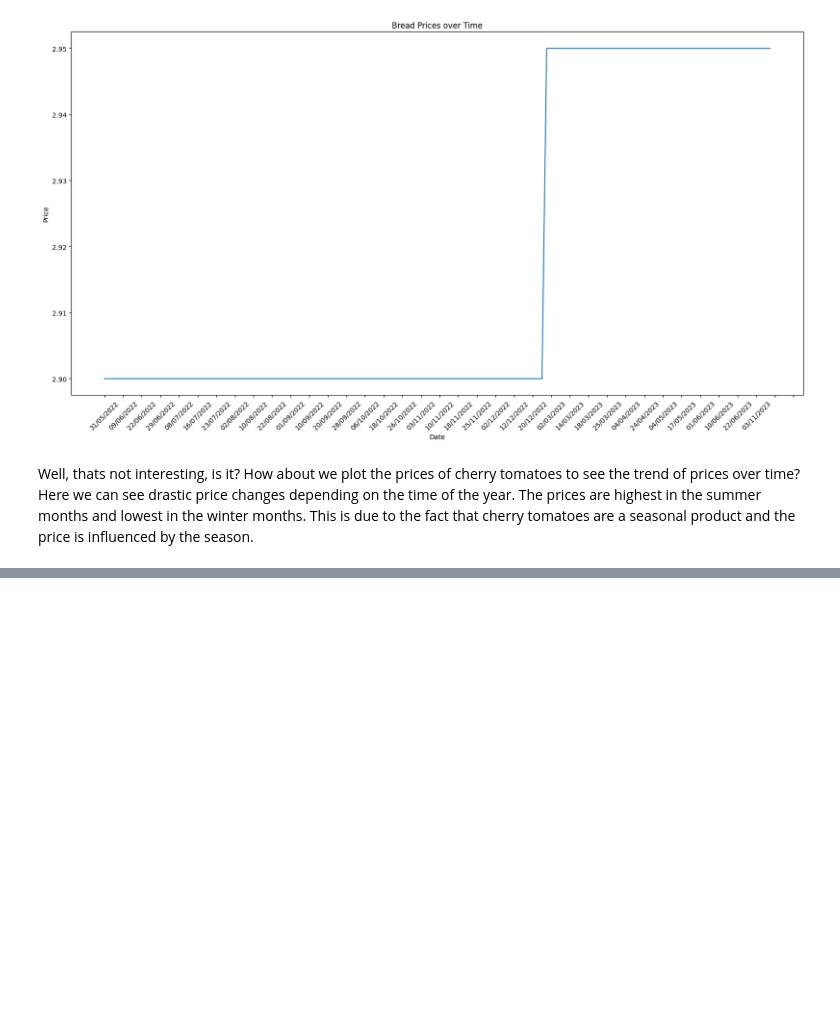
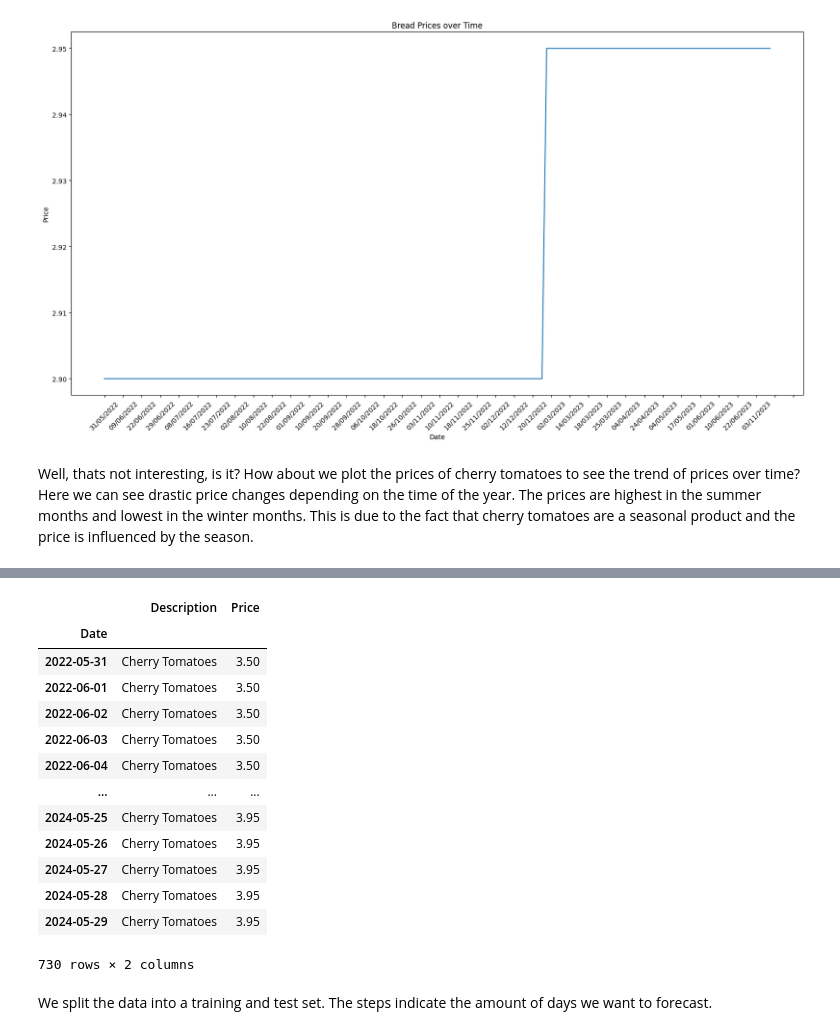
Before and after one commit to tharrmeehan/Swiss-Grocery-Prices, a Jupyter notebook: notebook.ipynb, the cells around one changed output, grey strips where cells are left out. Cells and saved outputs as stored; diff of their text form; code cells hidden in the pictures; blank space fills up the shorter version.

```diff
--- a/notebook.ipynb
+++ b/notebook.ipynb
@@ -209,0 +241,19 @@ plt.show()
+# %%
+cherry_tomatoes
+# %% [output]
+|  | Description | Price |
+| Date |  |  |
+| 2022-05-31 | Cherry Tomatoes | 3.50 |
+| 2022-06-01 | Cherry Tomatoes | 3.50 |
+| 2022-06-02 | Cherry Tomatoes | 3.50 |
+| 2022-06-03 | Cherry Tomatoes | 3.50 |
+| 2022-06-04 | Cherry Tomatoes | 3.50 |
+| ... | ... | ... |
+| 2024-05-25 | Cherry Tomatoes | 3.95 |
+| 2024-05-26 | Cherry Tomatoes | 3.95 |
+| 2024-05-27 | Cherry Tomatoes | 3.95 |
+| 2024-05-28 | Cherry Tomatoes | 3.95 |
+| 2024-05-29 | Cherry Tomatoes | 3.95 |
+730 rows × 2 columns
+# %% [markdown]
+We split the data into a training and test set. The steps indicate the amount of days we want to forecast.
```
Also changed, not shown: parts of 13 cells of this notebook.
